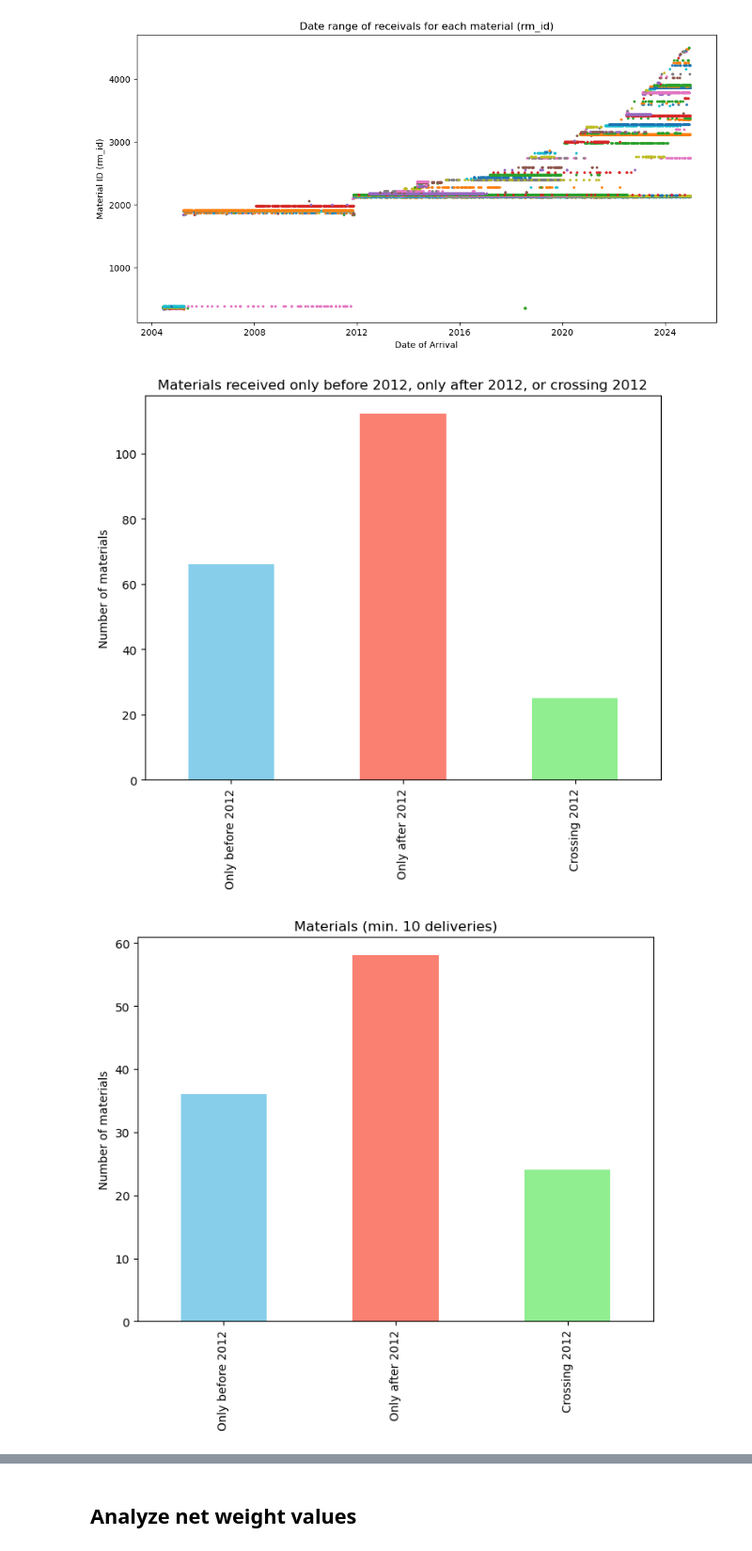
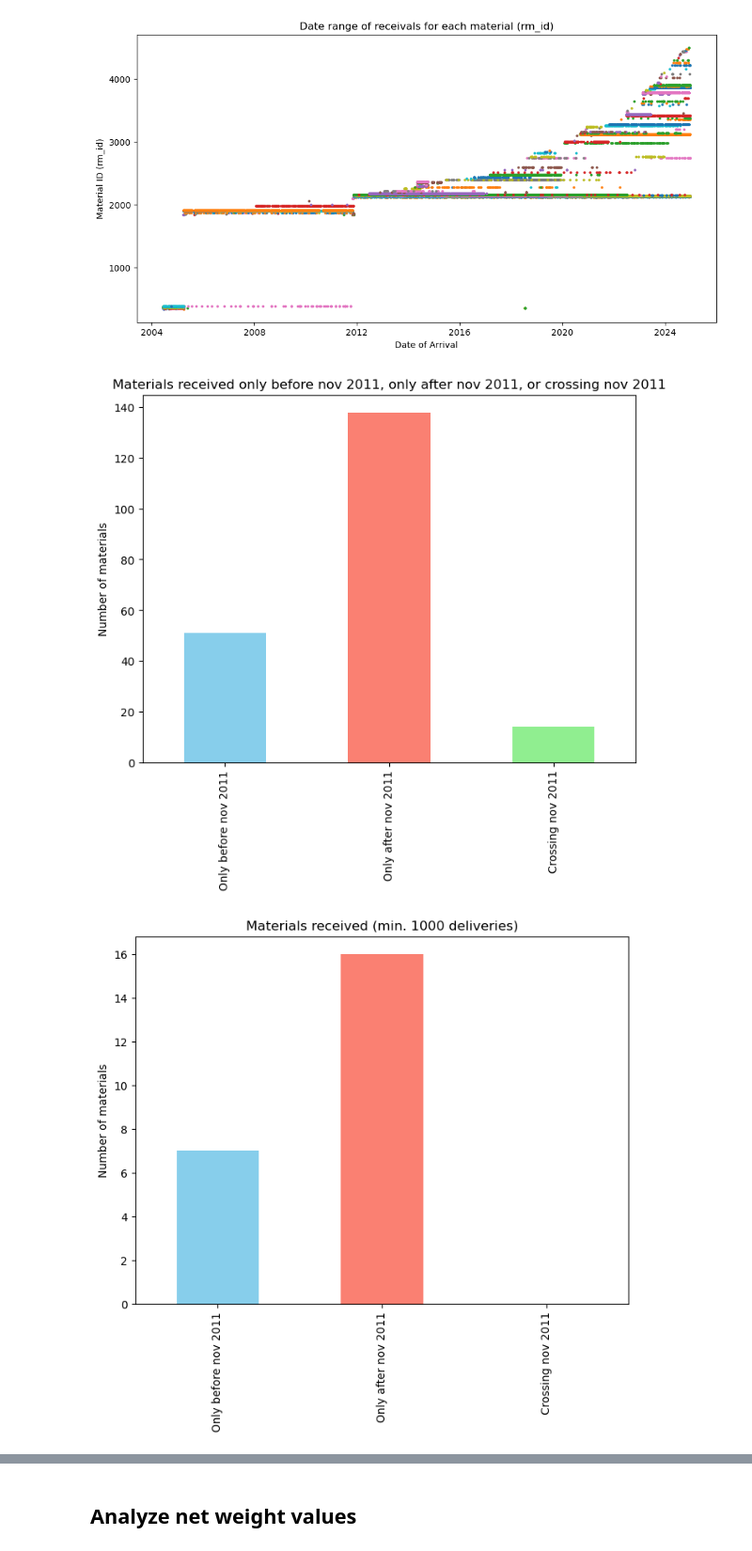
Before and after one commit to almaanthonisen/TDT4173-Machine-Learning, a Jupyter notebook: notebooks/dev/EDA.ipynb, the cells around one changed output, grey strips where cells are left out. Shown at 94% size. Saved outputs shown, nothing was run; the diff lists cells and outputs as text; code cells hidden in the pictures.

```diff
--- a/notebooks/dev/EDA.ipynb
+++ b/notebooks/dev/EDA.ipynb
@@ -202,49 +345,49 @@ plt.ylabel("Material ID (rm_id)")
 Text(0, 0.5, 'Material ID (rm_id)')
 [figure]
 # %%
-# Amount of materials received only before 2012 and only after 2012
+# Amount of materials received only before nov 2011 and only in or after nov 2011
 material_ranges = receivals.groupby("rm_id")["date_arrival"].agg(['min', 'max']).reset_index()
 
-only_before_2012 = (material_ranges['max'] < pd.Timestamp('2012-01-01', tz='UTC')).sum()
-only_after_2012 = (material_ranges['min'] >= pd.Timestamp('2012-01-01', tz='UTC')).sum()
-crossing_2012 = ((material_ranges['min'] < pd.Timestamp('2012-01-01', tz='UTC')) & (material_ranges['max'] >= pd.Timestamp('2012-01-01', tz='UTC'))).sum()
+only_before_nov_2011 = (material_ranges['max'] < pd.Timestamp('2011-11-01', tz='UTC')).sum()
+only_after_nov_2011 = (material_ranges['min'] >= pd.Timestamp('2011-11-01', tz='UTC')).sum()
+crossing_nov_2011 = ((material_ranges['min'] < pd.Timestamp('2011-11-01', tz='UTC')) & (material_ranges['max'] >= pd.Timestamp('2011-11-01', tz='UTC'))).sum()
 
-counts = pd.Series([only_before_2012, only_after_2012, crossing_2012], index=['Only before 2012', 'Only after 2012', 'Crossing 2012'])
+counts = pd.Series([only_before_nov_2011, only_after_nov_2011, crossing_nov_2011], index=['Only before nov 2011', 'Only after nov 2011', 'Crossing nov 2011'])
 
 counts.plot(kind='bar', color=['skyblue', 'salmon', 'lightgreen'], figsize=(8,6))
-plt.title("Materials received only before 2012, only after 2012, or crossing 2012")
+plt.title("Materials received only before nov 2011, only after nov 2011, or crossing nov 2011")
 plt.ylabel("Number of materials")
 plt.show()
 # %% [output]
-[figure, old version]
+[figure, new version]
 # %%
-# Same plot as above, but only for materials with more than 10 deliveries
+# Same plot as above, but only for materials with more than 1000 deliveries
 
 # Add delivery counts
 material_counts = receivals.groupby("rm_id")["date_arrival"].count().reset_index(name="n_deliveries")
 material_ranges = material_ranges.merge(material_counts, on="rm_id")
 
 # Filter
-material_ranges_filtered = material_ranges[material_ranges["n_deliveries"] > 10]
+material_ranges_filtered = material_ranges[material_ranges["n_deliveries"] > 1000]
 
 # Recalculate categories
-only_before_2012 = (material_ranges_filtered["max"] < pd.Timestamp("2012-01-01", tz="UTC")).sum()
-only_after_2012 = (material_ranges_filtered["min"] >= pd.Timestamp("2012-01-01", tz="UTC")).sum()
-crossing_2012 = ((material_ranges_filtered["min"] < pd.Timestamp("2012-01-01", tz="UTC")) &
+only_before_nov_2011 = (material_ranges_filtered["max"] < pd.Timestamp("2011-11-01", tz="UTC")).sum()
+only_after_nov_2011 = (material_ranges_filtered["min"] >= pd.Timestamp("2011-11-01", tz="UTC")).sum()
+crossing_nov_2011 = ((material_ranges_filtered["min"] < pd.Timestamp("2011-11-01", tz="UTC")) &
                  (material_ranges_filtered["max"] >= pd.Timestamp("2012-01-01", tz="UTC"))).sum()
 
 counts_filtered = pd.Series(
-    [only_before_2012, only_after_2012, crossing_2012],
-    index=["Only before 2012", "Only after 2012", "Crossing 2012"]
+    [only_before_nov_2011, only_after_nov_2011, crossing_nov_2011],
+    index=["Only before nov 2011", "Only after nov 2011", "Crossing nov 2011"]
 )
 
 # Plot
 counts_filtered.plot(kind="bar", color=["skyblue", "salmon", "lightgreen"], figsize=(8,6))
-plt.title("Materials (min. 10 deliveries)")
+plt.title("Materials received (min. 1000 deliveries)")
 plt.ylabel("Number of materials")
 plt.show()
 # %% [output]
-[figure, old version]
+[figure, new version]
 # %%
 # What is average "lifespan" of receivals for materials
 
```
Also changed, not shown: parts of 42 cells of this notebook.
